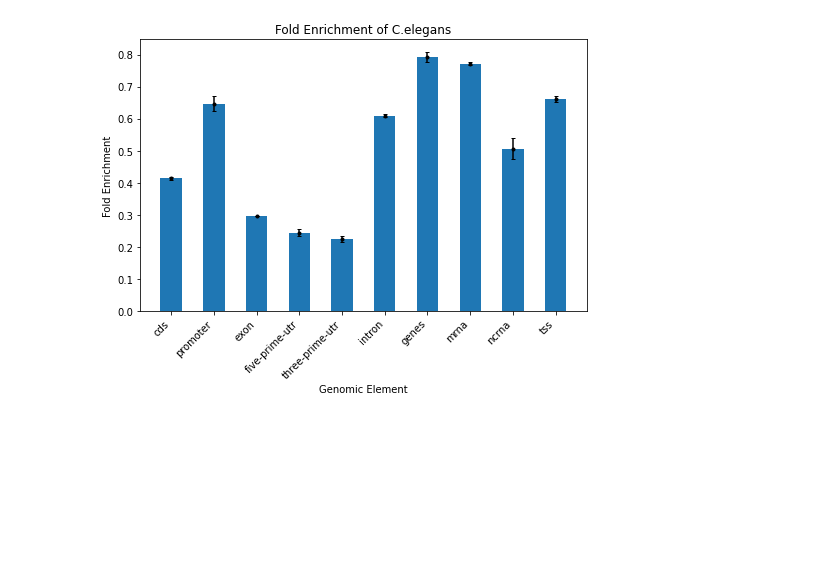
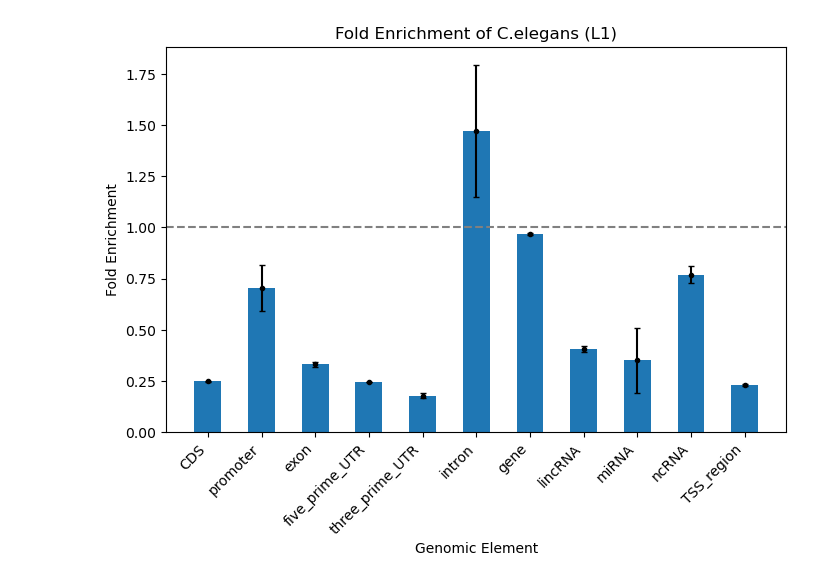
Before and after one commit to ellachee4/daylab, a Jupyter notebook: c-elegans-visual.ipynb, the cells around one changed output. Drawn from its saved outputs; the diff is of its cells as text; code cells hidden in the pictures; blank space fills up the shorter version.

```diff
--- a/c-elegans-visual.ipynb
+++ b/c-elegans-visual.ipynb
@@ -21,9 +21,12 @@ def intersect_func(genomic_element, peaks):
 
 def construct_genomic_df(peaks):
     '''construct df with elements and observed overlaps'''
-    genomic_elements = ['c-elegans-cds.bed', 'c-elegans-promoter.bed', 'c-elegans-exon.bed', 'c-elegans-five-prime-utr.bed',
-                    'c-elegans-three-prime-utr.bed', 'c-elegans-intron.bed', 'c-elegans-genes.bed', 'c-elegans-mrna.bed',
-                    'c-elegans-ncrna.bed', 'c-elegans-tss.bed']
+    genomic_elements = ['c-elegans-11-CDS.bed', 'c-elegans-11-promoter.bed',
+                        'c-elegans-11-exon.bed', 'c-elegans-11-five_prime_UTR.bed',
+                    'c-elegans-11-three_prime_UTR.bed', 'c-elegans-11-intron.bed',
+                    'c-elegans-11-gene.bed', 'c-elegans-11-lincRNA.bed', 'c-elegans-11-miRNA.bed',
+                    'c-elegans-11-ncRNA.bed', 'c-elegans-11-TSS_region.bed']
+    genomic_elements = [f'ce-11-beds/{name}' for name in genomic_elements]
 
     genomic_df = pd.DataFrame(genomic_elements, columns=['genomic element'])
     genomic_df['overlaps'] = genomic_df['genomic element'].map(lambda x: intersect_func(x, peaks))
@@ -44,35 +47,36 @@ def calc_stats(df, num):
     cols = list()
     for i in range(num):
         df[f'fe{i+1}'] = df['overlaps']/df[f'shuffle_overlap{i+1}']
         cols.append(f'fe{i+1}')
     df['fe_mean'] = df[cols].mean(axis=1)
     df['se'] = df[cols].sem(axis=1)
 
 def make_fig(df):
-    df['genomic element'] = df['genomic element'].str[10:-4]
+    df['genomic element'] = df['genomic element'].str[24:-4]
 
     x = df['genomic element']
     y = df['fe_mean']
 
     fig, ax = plt.subplots(figsize=(8, 5))
     ax.bar(x, y, width=0.5)
-    ax.set(title='Fold Enrichment of C.elegans', xlabel='Genomic Element', ylabel='Fold Enrichment')
+    ax.set(title='Fold Enrichment of C.elegans (L1)', xlabel='Genomic Element', ylabel='Fold Enrichment')
     plt.xticks(rotation=45, ha='right')
+    plt.axhline(y = 1, color = 'gray', linestyle = 'dashed')
     ax.errorbar(x, y, yerr=df['se'], fmt='.', color="black", capsize=2)
-    plt.savefig('celegans_fe.jpg')
+    plt.savefig('ce11-fold-enrichment-figs/celegans_fe_L1(3).svg', bbox_inches='tight')
 
 def main():
     p = peaks2bed('BG4_L1_HQ.bed')
     df = construct_genomic_df(p)
 
     num_shuffles = 3
-    gf = '../c_elegans/ce11.genome'
+    gf = 'ce11.genome'
     run_shuffle_intersects(df, num_shuffles, p, gf)
     calc_stats(df, 3)
 
     make_fig(df)
 
 
 main()
 # %% [output]
-[figure, old version]
+[figure, new version]
```
Also changed, not shown: parts of 1 cell of this notebook.
